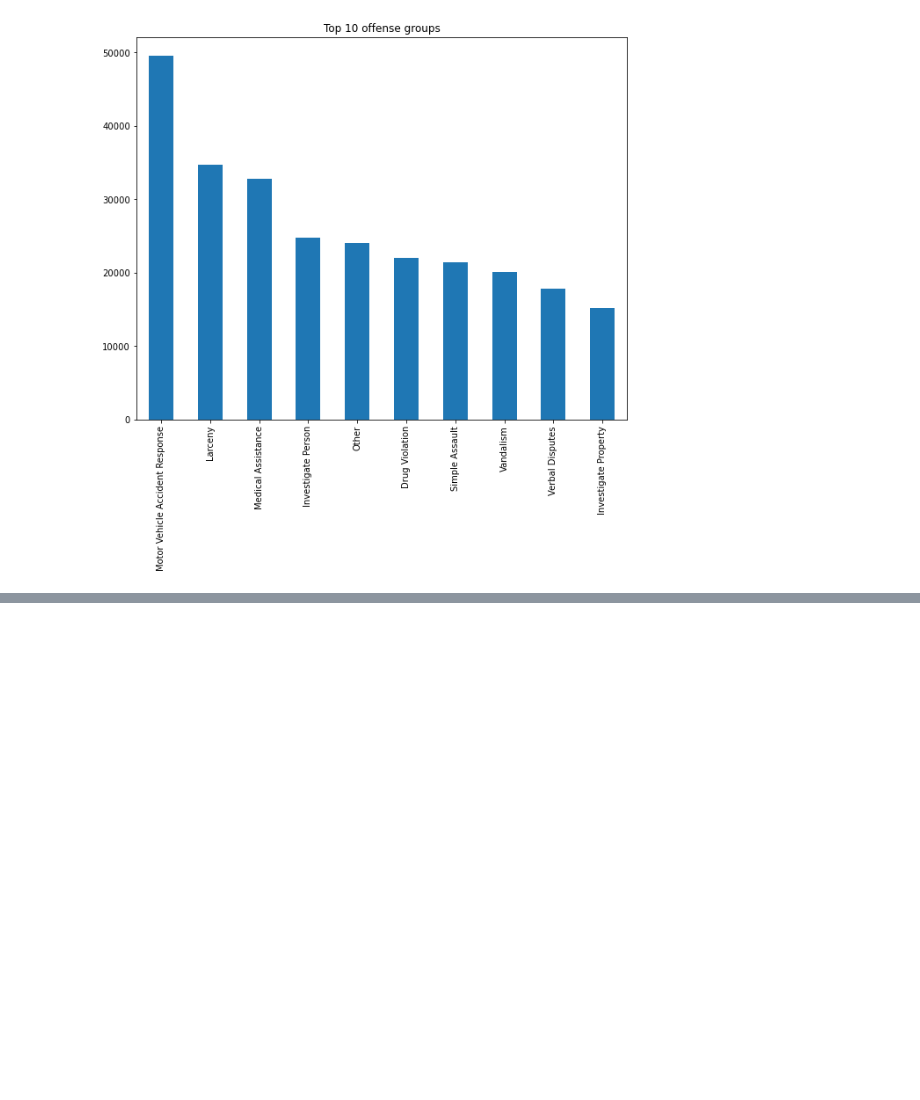
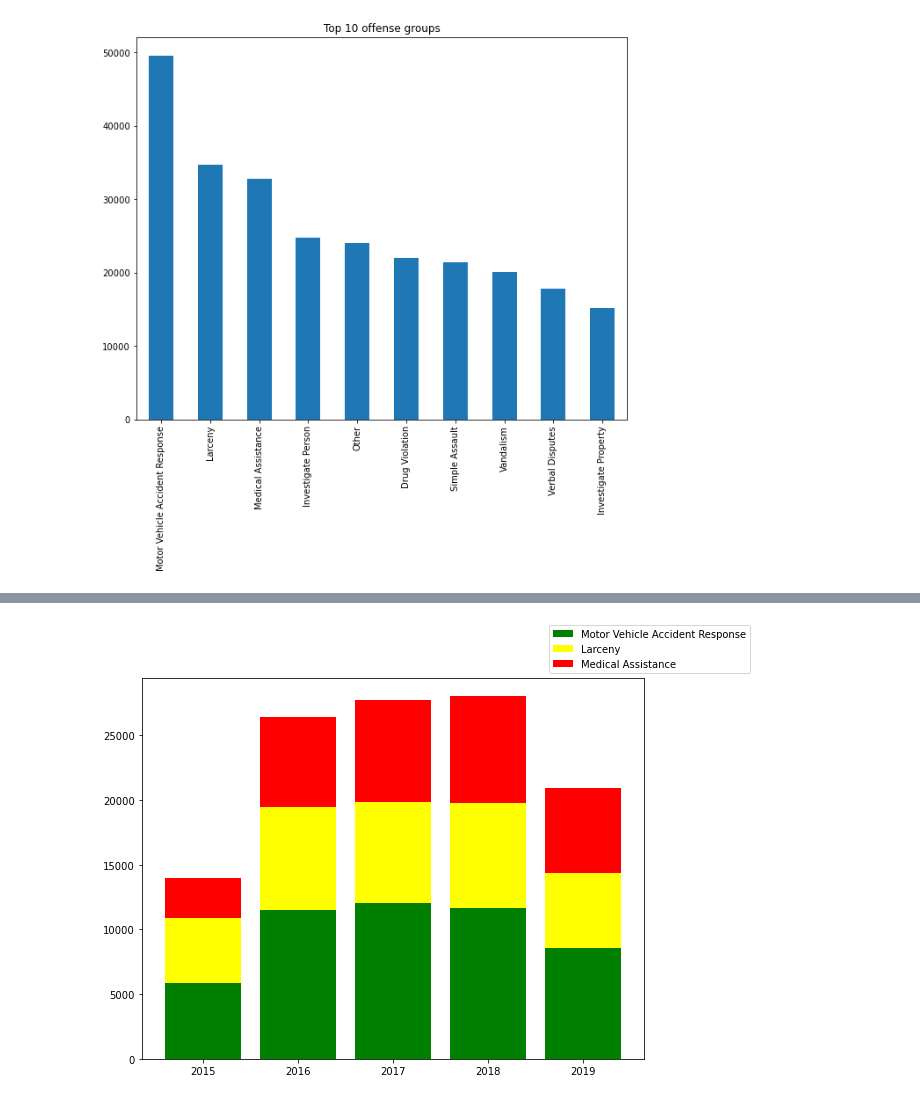
Before and after one commit to FlyingNightBird/2022Spring_Finals, a Jupyter notebook: 2022Fall_project.ipynb, the cells around one changed output, grey strips where cells are left out. Cells and saved outputs as stored; diff of their text form; code cells hidden in the pictures; blank space fills up the shorter version.

```diff
--- a/2022Fall_project.ipynb
+++ b/2022Fall_project.ipynb
@@ -87,0 +96,19 @@ Text(0.5, 1.0, 'Top 10 offense groups')
+# %%
+gp1 = grouped_df[grouped_df['OFFENSE_CODE_GROUP'] == 'Motor Vehicle Accident Response']
+gp2 = grouped_df[grouped_df['OFFENSE_CODE_GROUP'] == 'Larceny']
+gp3 = grouped_df[grouped_df['OFFENSE_CODE_GROUP'] == 'Medical Assistance']
+gp4 = grouped_df[grouped_df['OFFENSE_CODE_GROUP'] == 'Investigate Person']
+# %%
+def add_df(df1, df2, time_unit):
+        df3 = df1.drop(columns='OFFENSE_CODE_GROUP').set_index(time_unit).add(df2.drop(columns='OFFENSE_CODE_GROUP').set_index(time_unit))
+        return df3.reset_index()
+# %%
+plt.figure(figsize=(9,7))
+plt.bar(gp1['YEAR'],gp1['OFFENSE_CODE'],color="green",label="Motor Vehicle Accident Response")
+plt.bar(gp2['YEAR'],gp2['OFFENSE_CODE'],color="yellow",bottom=gp1['OFFENSE_CODE'],label="Larceny")
+plt.bar(gp3['YEAR'],gp3['OFFENSE_CODE'],color="red",bottom=add_df(gp1, gp2, 'YEAR')['OFFENSE_CODE'],label="Medical Assistance")
+
+plt.legend(loc="lower left",bbox_to_anchor=(0.8,1.0))
+plt.show()
+# %% [output]
+[figure, added]
```
Also changed, not shown: parts of 10 cells of this notebook, 1 other file.
